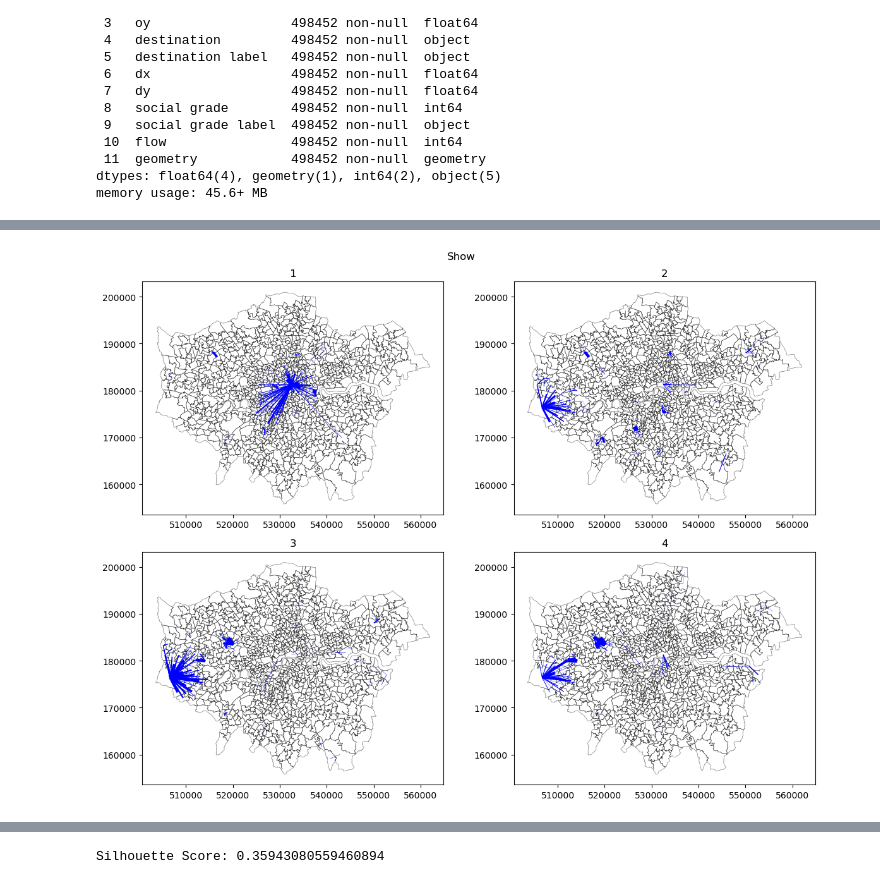
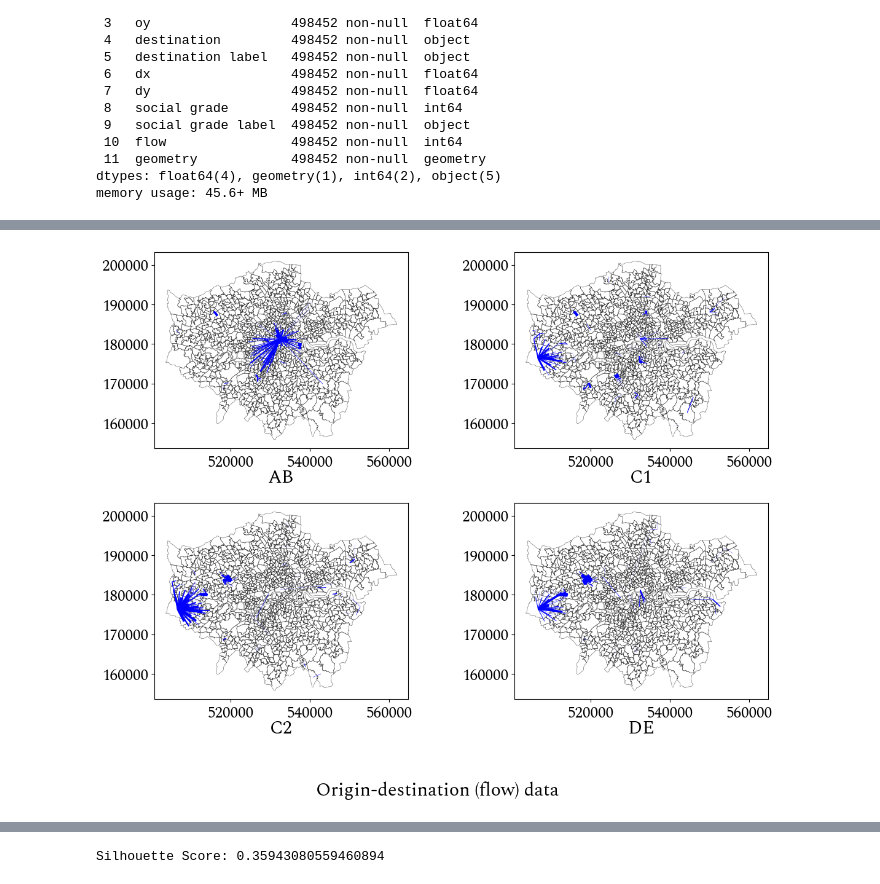
Before and after one commit to XianchenWang0421/CASA0007_Written_Investigation, a Jupyter notebook: code/data_read.ipynb, the cells around one changed output, grey strips where cells are left out. Saved outputs shown, nothing was run; the diff lists cells and outputs as text; code cells hidden in the pictures.

```diff
--- a/code/data_read.ipynb
+++ b/code/data_read.ipynb
@@ -15,3 +15,20 @@ import warnings
 warnings.filterwarnings('ignore')
 # %%
 import pandas as pd
+import matplotlib.pyplot as plt
+
+from matplotlib import font_manager
+
+# download the font files and save in this fold
+font_path = "../Spectral"
+
+font_files = font_manager.findSystemFonts(fontpaths=font_path)
+
+for file in font_files:
+    font_manager.fontManager.addfont(file)
+
+import matplotlib.font_manager
+print([f.name for f in matplotlib.font_manager.fontManager.ttflist])
+
+plt.rcParams['font.family'] = 'Spectral'
+plt.rcParams['font.size'] = 18
@@ -316,37 +315,37 @@ df_od_flow_sg_4_sorted_1000['flow_normalize'] = (df_od_flow_sg_4_sorted_1000['fl
 # %%
 import matplotlib.pyplot as plt
 
 London_msoa = gpd.read_file("../data/london_msoa.zip", driver="ESRI Shapefile")
 
 fig, axes = plt.subplots(2, 2, figsize=(12, 9))
 
 #gdf.plot(color='black', markersize=1, ax=axes[0, 0])
 df_od_flow_sg_1_sorted_1000.plot(ax=axes[0, 0], linewidth=df_od_flow_sg_1_sorted_1000['flow_normalize'] * 5, color='blue')
 London_msoa.plot(ax=axes[0, 0], edgecolor=(0, 0, 0, 0.5), facecolor='none', linewidth=0.5)
-axes[0, 0].set_title('1')
+axes[0, 0].set_title('AB', y=-0.2)
 
 #gdf.plot(color='black', markersize=1, ax=axes[0, 1])
 df_od_flow_sg_2_sorted_1000.plot(ax=axes[0, 1], linewidth=df_od_flow_sg_2_sorted_1000['flow_normalize'] * 5, color='blue')
 London_msoa.plot(ax=axes[0, 1], edgecolor=(0, 0, 0, 0.5), facecolor='none', linewidth=0.5)
-axes[0, 1].set_title('2')
+axes[0, 1].set_title('C1', y=-0.2)
 
 #gdf.plot(color='black', markersize=1, ax=axes[1, 0])
 df_od_flow_sg_3_sorted_1000.plot(ax=axes[1, 0], linewidth=df_od_flow_sg_3_sorted_1000['flow_normalize'] * 5, color='blue')
 London_msoa.plot(ax=axes[1, 0], edgecolor=(0, 0, 0, 0.5), facecolor='none', linewidth=0.5)
-axes[1, 0].set_title('3')
+axes[1, 0].set_title('C2', y=-0.2)
 
 #gdf.plot(color='black', markersize=1, ax=axes[1, 1])
 df_od_flow_sg_4_sorted_1000.plot(ax=axes[1, 1], linewidth=df_od_flow_sg_4_sorted_1000['flow_normalize'] * 5, color='blue')
 London_msoa.plot(ax=axes[1, 1], edgecolor=(0, 0, 0, 0.5), facecolor='none', linewidth=0.5)
-axes[1, 1].set_title('4')
+axes[1, 1].set_title('DE', y=-0.2)
 
-fig.suptitle('Show')
+fig.suptitle('Origin-destination (flow) data', y=-0.05)
 
 plt.tight_layout()
 
 plt.show()
 # %% [output]
-[figure, old version]
+[figure, new version]
 # %%
 from sklearn.cluster import KMeans
 from sklearn.preprocessing import StandardScaler
```
Also changed, not shown: parts of 38 cells of this notebook, 6 other files.
